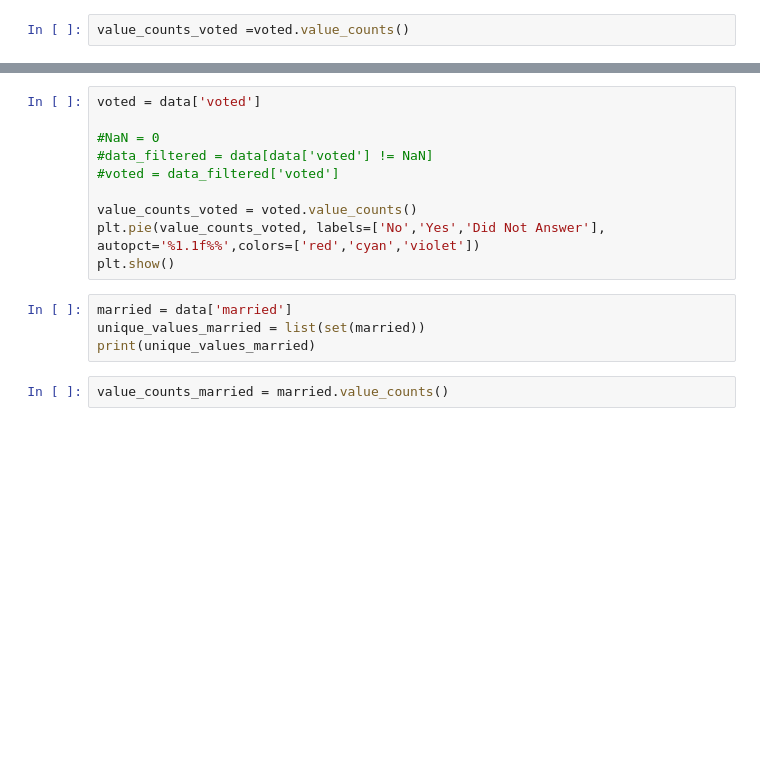
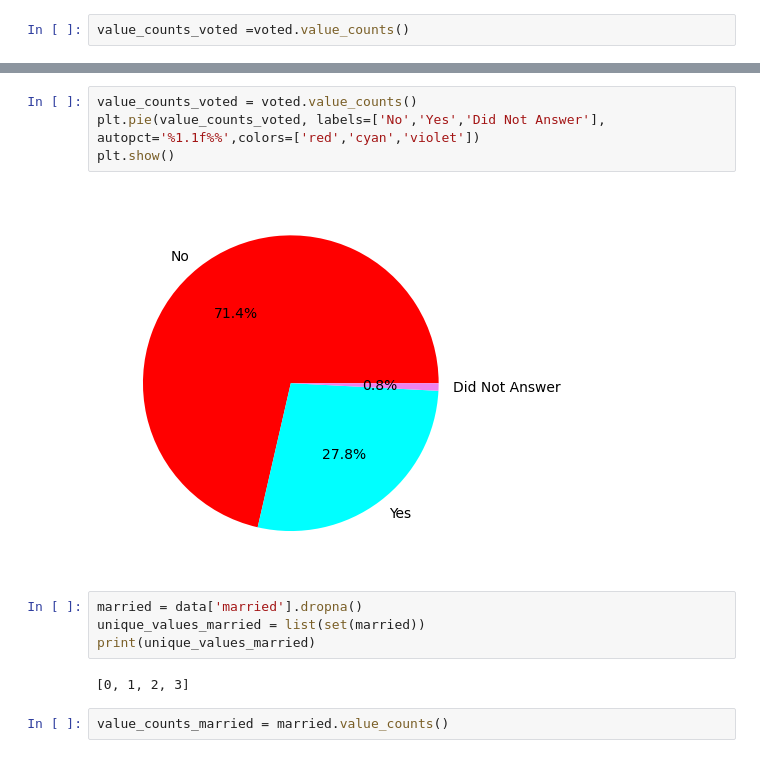
Before and after one commit to wi21b030/Mental-Health, a Jupyter notebook: Mental-Health.ipynb, the cells around one changed output, grey strips where cells are left out. Drawn from its saved outputs; the diff is of its cells as text; blank space fills up the shorter version.

Commit message:
Commit Visualisation 2

```diff
--- a/Mental-Health.ipynb
+++ b/Mental-Health.ipynb
@@ -203,17 +217,15 @@ for value, count in value_counts_voted.items():
 # %%
-voted = data['voted']
-
-#NaN = 0
-#data_filtered = data[data['voted'] != NaN]
-#voted = data_filtered['voted']
-
 value_counts_voted = voted.value_counts()
 plt.pie(value_counts_voted, labels=['No','Yes','Did Not Answer'], autopct='%1.1f%%',colors=['red','cyan','violet'])
 plt.show()
+# %% [output]
+[figure, added]
 # %%
-married = data['married']
+married = data['married'].dropna()
 unique_values_married = list(set(married))
 print(unique_values_married)
+# %% [output]
+[0, 1, 2, 3]
 # %%
 value_counts_married = married.value_counts()
 # %%
```
Also changed, not shown: parts of 10 cells of this notebook.
